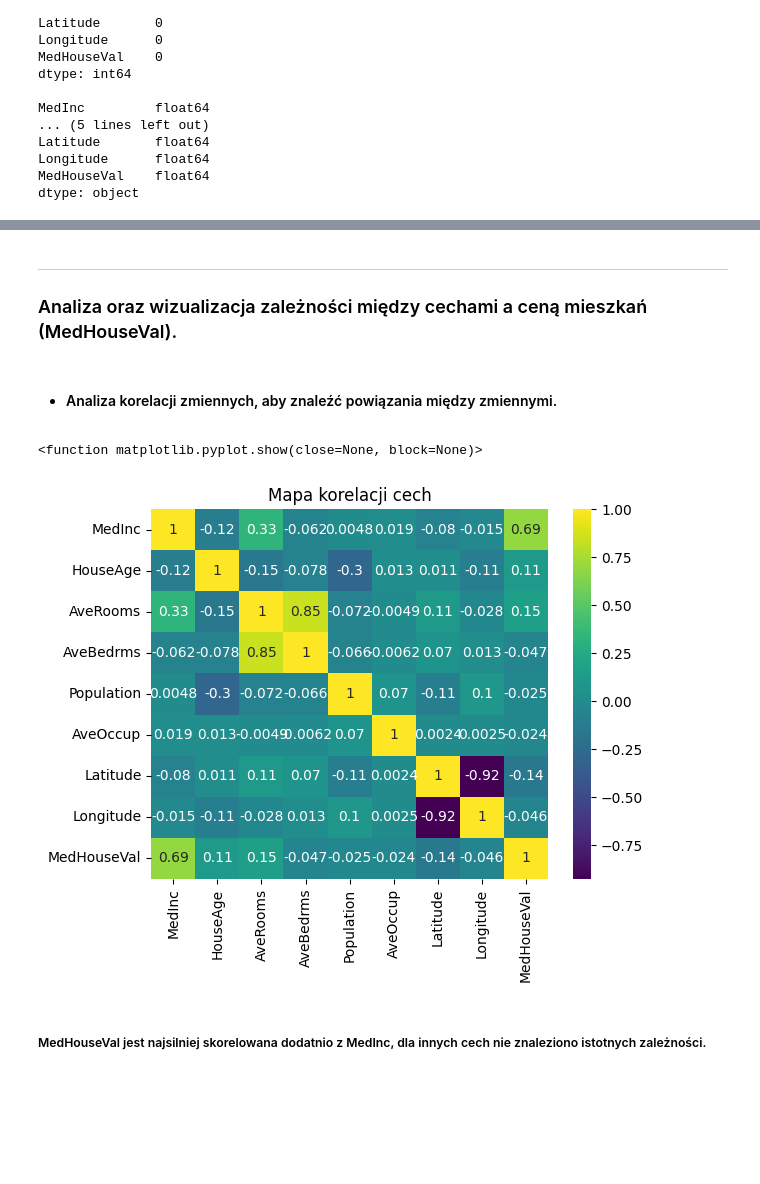
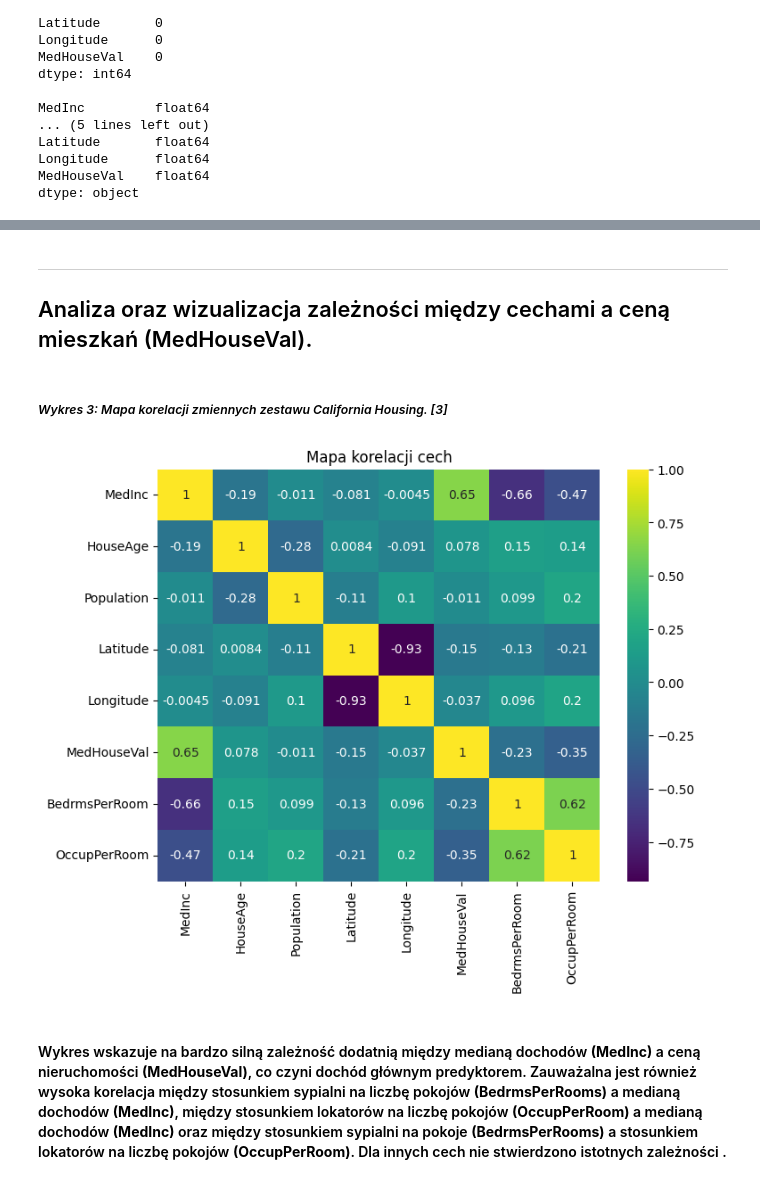
Before and after one commit to jawanat/california-housing-regression, a Jupyter notebook: analysis.ipynb, the cells around one changed output, grey strips where cells are left out. Drawn from its saved outputs; the diff is of its cells as text; code cells hidden in the pictures; blank space fills up the shorter version.

```diff
--- a/analysis.ipynb
+++ b/analysis.ipynb
@@ -15,8 +15,8 @@ from sklearn.linear_model import LinearRegression
 from sklearn.metrics import mean_squared_error, r2_score, mean_absolute_error
 # %%
 data = fetch_california_housing(as_frame=True)
-df = data.frame     # type: ignore
-df.head(5)
+df_raw = data.frame     # type: ignore - pylance error
+df_raw.head(5)
 # %% [output]
 |  | MedInc | HouseAge | AveRooms | AveBedrms | Population | AveOccup | Latitude | Longitude | MedHouseVal |
 | 0 | 8.3252 | 41.0 | 6.984127 | 1.023810 | 322.0 | 2.555556 | 37.88 | -122.23 | 4.526 |
@@ -72,0 +123,9 @@ dtype: object
+# %%
+df = df_raw.copy()      # przetwarzanie na kopii danych
+
+cols_to_fix = ['AveRooms', 'AveBedrms', 'Population', 'AveOccup']
+for col in cols_to_fix:
+    Q1 = df[col].quantile(0.25)
+    Q3 = df[col].quantile(0.75)
+    IQR = Q3 - Q1
+    df = df[(df[col] >= (Q1 - 1.5 * IQR)) & (df[col] <= (Q3 + 1.5 * IQR))] # [1]
@@ -72,0 +134,2 @@ dtype: object
+# %%
+df = df[df['MedHouseVal'] < 5.0]
@@ -72,0 +138,4 @@ dtype: object
+# %%
+df['BedrmsPerRoom'] = df['AveBedrms'] / df['AveRooms']
+df['OccupPerRoom'] = df['AveOccup'] / df['AveRooms']
+df.drop(columns=['AveRooms','AveBedrms','AveOccup'], inplace=True)
@@ -73,15 +156,15 @@ dtype: object
 # %% [markdown]
 ***
-### Analiza oraz wizualizacja zależności między cechami a ceną mieszkań (MedHouseVal).
+## Analiza oraz wizualizacja zależności między cechami a ceną mieszkań (MedHouseVal).
 # %% [markdown]
-- #### Analiza korelacji zmiennych, aby znaleźć powiązania między zmiennymi.
+##### *Wykres 3: Mapa korelacji zmiennych zestawu California Housing. [3]*
 # %%
+plt.figure(figsize=(8,6))
 corr_matrix = df.corr()
 sns.heatmap(corr_matrix, cmap='viridis', annot=True)
-plt.title("Mapa korelacji cech")
-plt.show
+plt.title('Mapa korelacji cech')
+plt.show()
 # %% [output]
-<function matplotlib.pyplot.show(close=None, block=None)>
-[figure, old version]
+[figure, new version]
 # %% [markdown]
-##### MedHouseVal jest najsilniej skorelowana dodatnio z MedInc, dla innych cech nie znaleziono istotnych zależności.
+#### Wykres wskazuje na bardzo silną zależność dodatnią między medianą dochodów **(MedInc)** a ceną nieruchomości **(MedHouseVal)**, co czyni dochód głównym predyktorem. Zauważalna jest również wysoka korelacja między stosunkiem sypialni na liczbę pokojów **(BedrmsPerRooms)** a medianą dochodów **(MedInc)**, między stosunkiem lokatorów na liczbę pokojów **(OccupPerRoom)** a medianą dochodów **(MedInc)** oraz między stosunkiem sypialni na pokoje **(BedrmsPerRooms)** a stosunkiem lokatorów na liczbę pokojów **(OccupPerRoom)**. Dla innych cech nie stwierdzono istotnych zależności .
```
Also changed, not shown: parts of 37 cells of this notebook, 1 other file.
